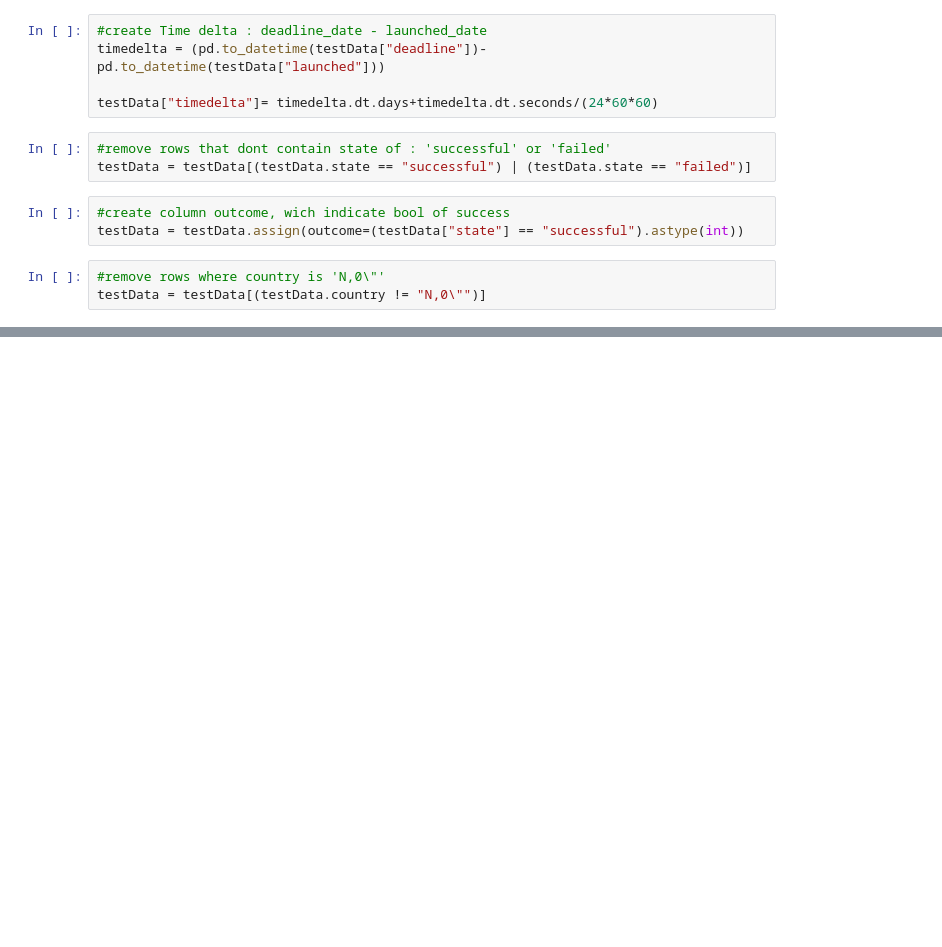
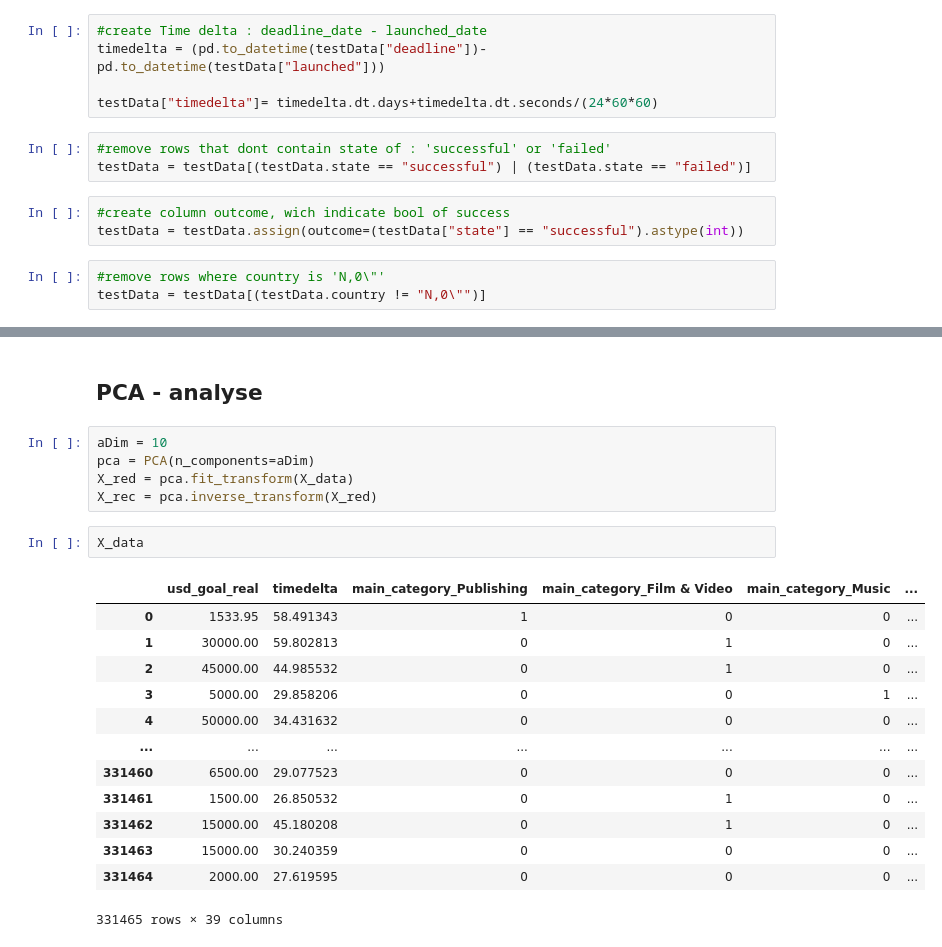
Before and after one commit to TheGuardiaan/Machine-Learning-G34-KICKSTARTER-, a Jupyter notebook: Kickstarter/Python/Final_implementation.ipynb, the cells around one changed output, grey strips where cells are left out. Drawn from its saved outputs; the diff is of its cells as text; blank space fills up the shorter version.

```diff
--- a/Kickstarter/Python/Final_implementation.ipynb
+++ b/Kickstarter/Python/Final_implementation.ipynb
@@ -48,0 +579,23 @@ testData.head()
+# %% [markdown]
+## PCA - analyse
+# %%
+aDim = 10
+pca = PCA(n_components=aDim)
+X_red = pca.fit_transform(X_data)
+X_rec = pca.inverse_transform(X_red)
+# %%
+X_data
+# %% [output]
+|  | usd_goal_real | timedelta | main_category_Publishing | main_category_Film & Video | main_category_Music | ... |
+| 0 | 1533.95 | 58.491343 | 1 | 0 | 0 | ... |
+| 1 | 30000.00 | 59.802813 | 0 | 1 | 0 | ... |
+| 2 | 45000.00 | 44.985532 | 0 | 1 | 0 | ... |
+| 3 | 5000.00 | 29.858206 | 0 | 0 | 1 | ... |
+| 4 | 50000.00 | 34.431632 | 0 | 0 | 0 | ... |
+| ... | ... | ... | ... | ... | ... | ... |
+| 331460 | 6500.00 | 29.077523 | 0 | 0 | 0 | ... |
+| 331461 | 1500.00 | 26.850532 | 0 | 1 | 0 | ... |
+| 331462 | 15000.00 | 45.180208 | 0 | 1 | 0 | ... |
+| 331463 | 15000.00 | 30.240359 | 0 | 0 | 0 | ... |
+| 331464 | 2000.00 | 27.619595 | 0 | 0 | 0 | ... |
+331465 rows × 39 columns
```
Also changed, not shown: parts of 22 cells of this notebook, 18 other files.
